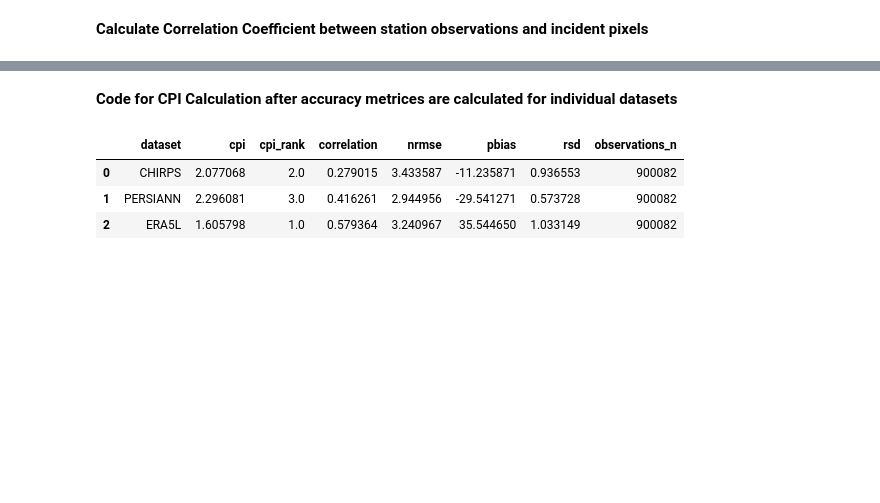
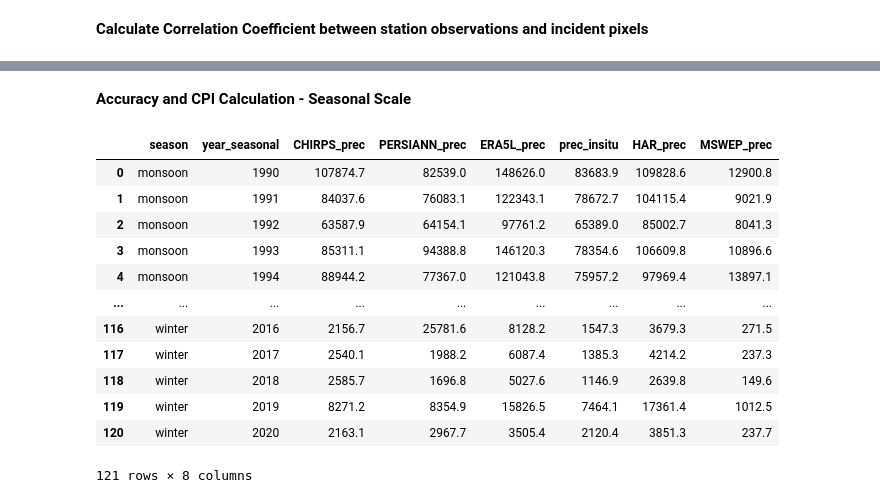
Before and after one commit to jeevankatel3-cell/Climate-Data-Nepal, a Jupyter notebook: Codes/3_1_assess_accuracy.ipynb, the cells around one changed output, grey strips where cells are left out. Cells and saved outputs as stored; diff of their text form; code cells hidden in the pictures; blank space fills up the shorter version.

```diff
--- a/Codes/3_1_assess_accuracy.ipynb
+++ b/Codes/3_1_assess_accuracy.ipynb
@@ -175,30 +219,38 @@ df_accuracy
 # %% [markdown]
-**Code for CPI Calculation after accuracy metrices are calculated for individual datasets**
+**Accuracy and CPI Calculation - Seasonal Scale**
-# %%
-#Normalization
-df_accuracy['abs_pbias'] = df_accuracy['pbias'].abs()
-df_accuracy['diff_rsd'] = (df_accuracy['rsd']-1).abs()
-
-def normalize_column(col):
-    return (col - col.min()) / (col.max() - col.min())
-
-df_accuracy_normalized = df_accuracy.copy().drop(columns=['pbias'])
-
-metrics = ['correlation', 'nrmse', 'abs_pbias', 'diff_rsd']
-for column in metrics:
-    df_accuracy_normalized[column] = normalize_column(df_accuracy_normalized[column])
-
-#converting to scale of 0 to 1 (ideal to worst) - correlation & rsd needs inversion
-df_accuracy_normalized['correlation'] = 1 - df_accuracy_normalized['correlation']
-
-#get cpi for each (linear)
-df_accuracy_normalized['cpi'] = df_accuracy_normalized['correlation'] + df_accuracy_normalized['nrmse'] + df_accuracy_normalized['abs_pbias'] + df_accuracy_normalized['diff_rsd']
-df_accuracy_normalized['cpi_rank'] = df_accuracy_normalized['cpi'].rank(ascending=True)
-
-df_accuracy_final = df_accuracy_normalized[['dataset','cpi','cpi_rank']].merge(df_accuracy[['dataset','correlation','nrmse','pbias','rsd', 'observations_n']], on=['dataset'], how='inner')
-df_accuracy_final
-# %% [output]
-|  | dataset | cpi | cpi_rank | correlation | nrmse | pbias | rsd | observations_n |
-| 0 | CHIRPS | 2.077068 | 2.0 | 0.279015 | 3.433587 | -11.235871 | 0.936553 | 900082 |
-| 1 | PERSIANN | 2.296081 | 3.0 | 0.416261 | 2.944956 | -29.541271 | 0.573728 | 900082 |
-| 2 | ERA5L | 1.605798 | 1.0 | 0.579364 | 3.240967 | 35.544650 | 1.033149 | 900082 |
+# %%
+#define seasons
+seasons = {
+    'winter': [12, 1, 2],
+    'pre_monsoon': [3, 4, 5],
+    'monsoon': [6, 7, 8, 9],
+    'post_monsoon': [10, 11]
+}
+df_merged1 = df_merged.copy()
+df_merged1['date'] = pd.to_datetime(df_merged1['date'])
+df_merged1['year'] = df_merged1['date'].dt.year
+df_merged1['month'] = df_merged1['date'].dt.month
+
+#create effective year for seasonal analysis
+df_merged1['year_seasonal'] = df_merged1['year']
+df_merged1.loc[df_merged1['month'] == 12, 'year_seasonal'] = df_merged1.loc[df_merged1['month'] == 12, 'year'] + 1
+
+df_merged1['season'] = (df_merged1['month'].apply(lambda x: [k for k, v in seasons.items() if x in v][0]))
+
+#calculate seasonal rainfall sum for each dataset
+df_seasonal = df_merged1.groupby(by = ['season','year_seasonal'])[['CHIRPS_prec',	'PERSIANN_prec', 'ERA5L_prec', 'prec_insitu','HAR_prec', 'MSWEP_prec']].sum().reset_index()
+df_seasonal
+# %% [output]
+|  | season | year_seasonal | CHIRPS_prec | PERSIANN_prec | ERA5L_prec | prec_insitu | HAR_prec | MSWEP_prec |
+| 0 | monsoon | 1990 | 107874.7 | 82539.0 | 148626.0 | 83683.9 | 109828.6 | 12900.8 |
+| 1 | monsoon | 1991 | 84037.6 | 76083.1 | 122343.1 | 78672.7 | 104115.4 | 9021.9 |
+| 2 | monsoon | 1992 | 63587.9 | 64154.1 | 97761.2 | 65389.0 | 85002.7 | 8041.3 |
+| 3 | monsoon | 1993 | 85311.1 | 94388.8 | 146120.3 | 78354.6 | 106609.8 | 10896.6 |
+| 4 | monsoon | 1994 | 88944.2 | 77367.0 | 121043.8 | 75957.2 | 97969.4 | 13897.1 |
+| ... | ... | ... | ... | ... | ... | ... | ... | ... |
+| 116 | winter | 2016 | 2156.7 | 25781.6 | 8128.2 | 1547.3 | 3679.3 | 271.5 |
+| 117 | winter | 2017 | 2540.1 | 1988.2 | 6087.4 | 1385.3 | 4214.2 | 237.3 |
+| 118 | winter | 2018 | 2585.7 | 1696.8 | 5027.6 | 1146.9 | 2639.8 | 149.6 |
+| 119 | winter | 2019 | 8271.2 | 8354.9 | 15826.5 | 7464.1 | 17361.4 | 1012.5 |
+| 120 | winter | 2020 | 2163.1 | 2967.7 | 3505.4 | 2120.4 | 3851.3 | 237.7 |
+121 rows × 8 columns
```
Also changed, not shown: parts of 9 cells of this notebook, 1 other file.
